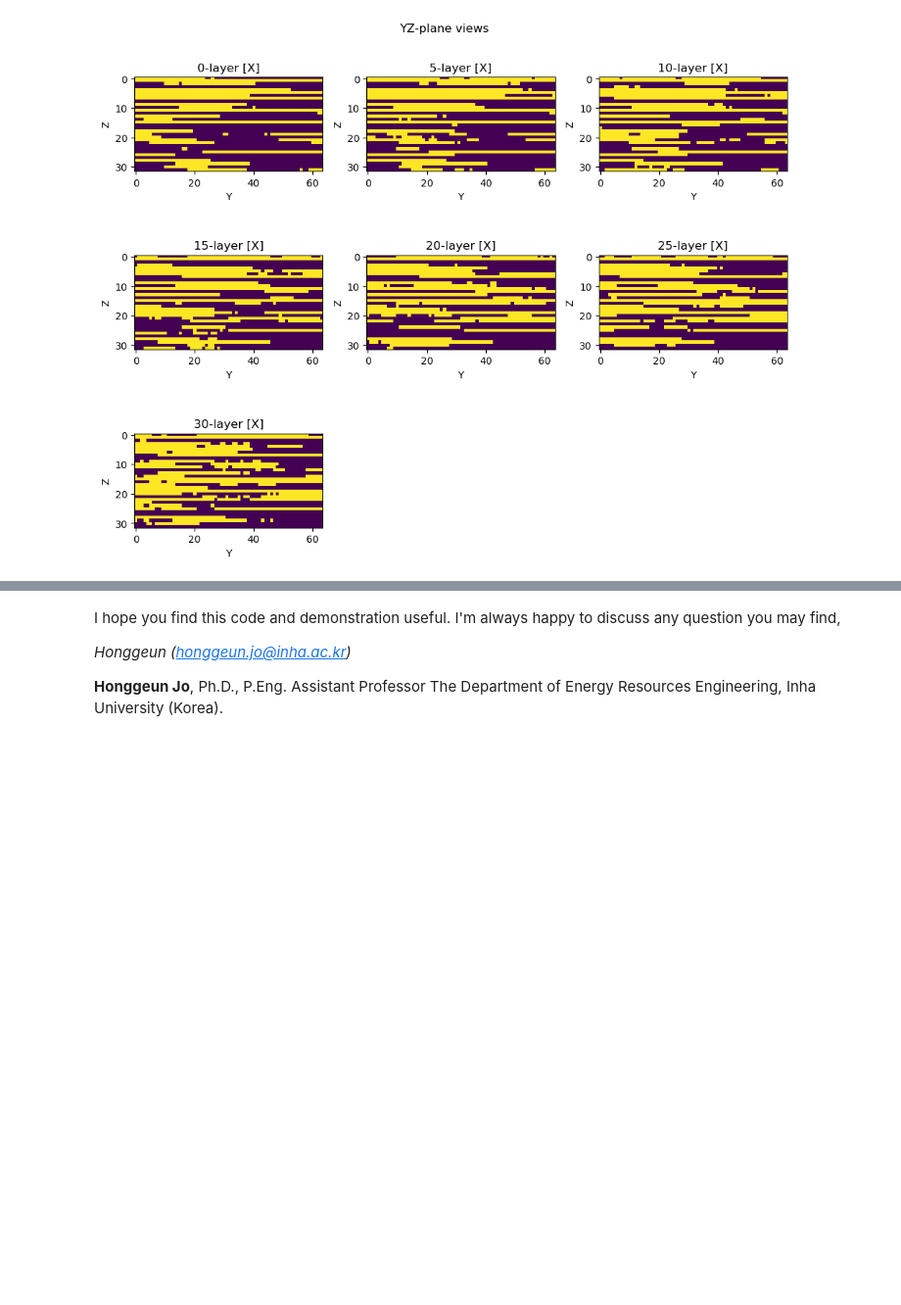
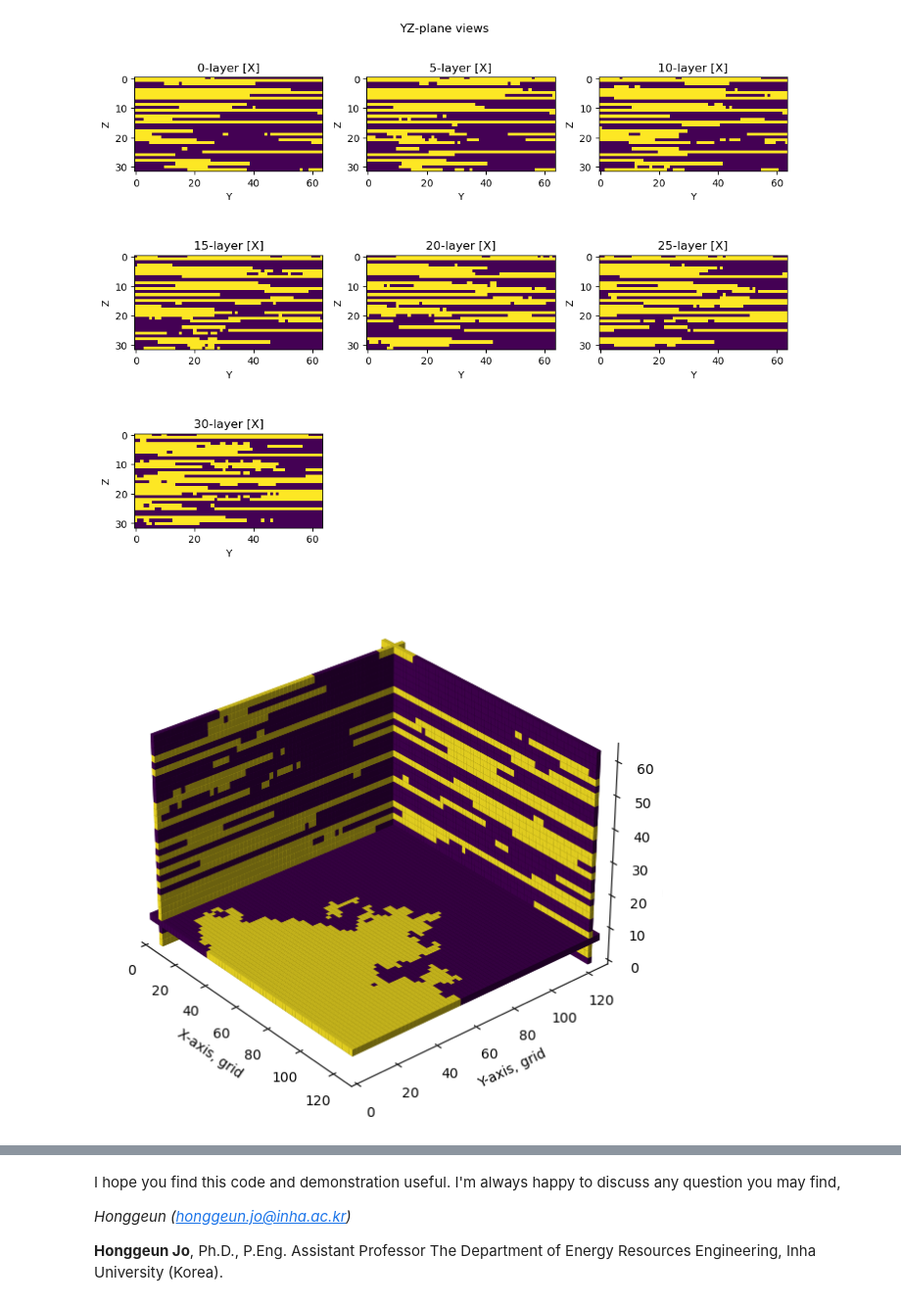
Before and after one commit to geomodeller/KSMER_GeostatsDemo, a Jupyter notebook: GeostatsDemo_3D_visualization.ipynb, the cells around one changed output, grey strips where cells are left out. Shown at 98% size. Cells and saved outputs as stored; diff of their text form; code cells hidden in the pictures; blank space fills up the shorter version.

```diff
--- a/GeostatsDemo_3D_visualization.ipynb
+++ b/GeostatsDemo_3D_visualization.ipynb
@@ -334,10 +334,16 @@ import matplotlib.cm as cm
 from mpl_toolkits import mplot3d
 from mpl_toolkits.mplot3d import Axes3D
 def visualize_3D_full(cube, nx,ny,nz,angle=320, cmap_ = cm.afmhot):
-
+    ### Note that cube should numpy array whose dimension is NX x NY x NZ
     cube = (cube-cube.min())/(cube.max()-cube.min())
     facecolors = cmap_(cube)
     facecolors[:,:,:,-1] = 1
+    # this is to select where to colour
+    fc = np.zeros((nx,ny,nz))
+    fc[:,0,:] = 1
+    fc[-1,:,:] = 1
+    fc[:,:,-1] = 1
+    facecolors[:,:,:,-1] = fc
     facecolors = explode(facecolors)
 
     filled = facecolors[:,:,:,-1] != 0
@@ -357,21 +363,23 @@ def visualize_3D_full(cube, nx,ny,nz,angle=320, cmap_ = cm.afmhot):
     ax.xaxis.set_pane_color([1.0,1.0,1.0,1.0])    # fig.colorbar(im, ax=ax)
     ax.yaxis.set_pane_color([1.0,1.0,1.0,1.0])    # fig.colorbar(im, ax=ax)
     ax.zaxis.set_pane_color([1.0,1.0,1.0,1.0])    # fig.colorbar(im, ax=ax)
-
     ax.xaxis._axinfo["grid"]['color'] =  (1,1,1,1)
     ax.yaxis._axinfo["grid"]['color'] =  (1,1,1,1)
     ax.zaxis._axinfo["grid"]['color'] =  (1,1,1,1)
+
 def visualize_3D_fence_diagram(cube, nx,ny,nz,angle=320, cmap_ = cm.afmhot):
-
+    ### Note that cube should numpy array whose dimension is NX x NY x NZ
     cube = (cube-cube.min())/(cube.max()-cube.min())
     facecolors = cmap_(cube)
+
+    # this is to select where to colour
     fc = np.zeros((nx,ny,nz))
     fc[:,-3,:] = 1
     fc[3,:,:] = 1
     fc[:,:,3] = 1
-    facecolors[:,:,:,-1] = 1
+    facecolors[:,:,:,-1] = fc
+
     facecolors = explode(facecolors)
-
     filled = facecolors[:,:,:,-1] != 0
     x, y, z = expand_coordinates(np.indices(np.array(filled.shape) + 1))
 
@@ -407,4 +415,6 @@ def expand_coordinates(indices):
     z[:, :, 1::2] += 1
     return x, y, z
 # %%
-visualize_3D_fence_diagram(sis[0],nx,ny,nz )
+visualize_3D_fence_diagram(sis[0].T,nx,ny,nz,cmap_=cm.viridis)
+# %% [output]
+[figure, added]
```
Also changed, not shown: parts of 1 cell of this notebook.
